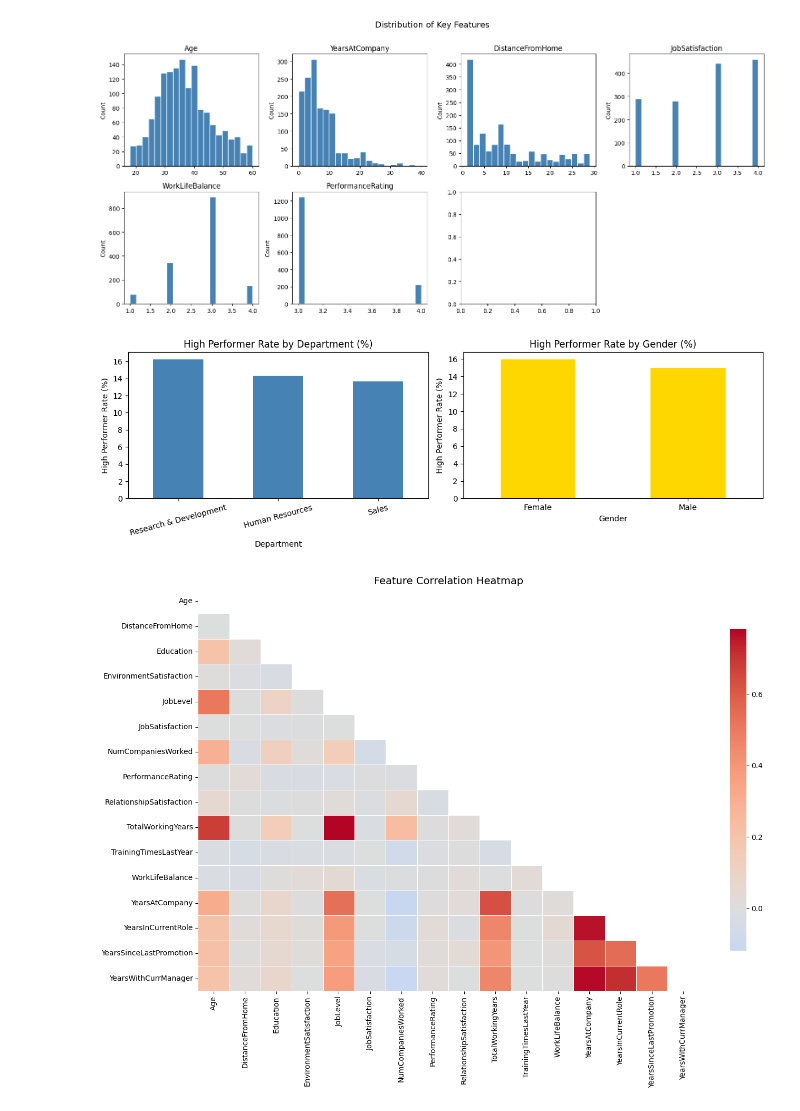
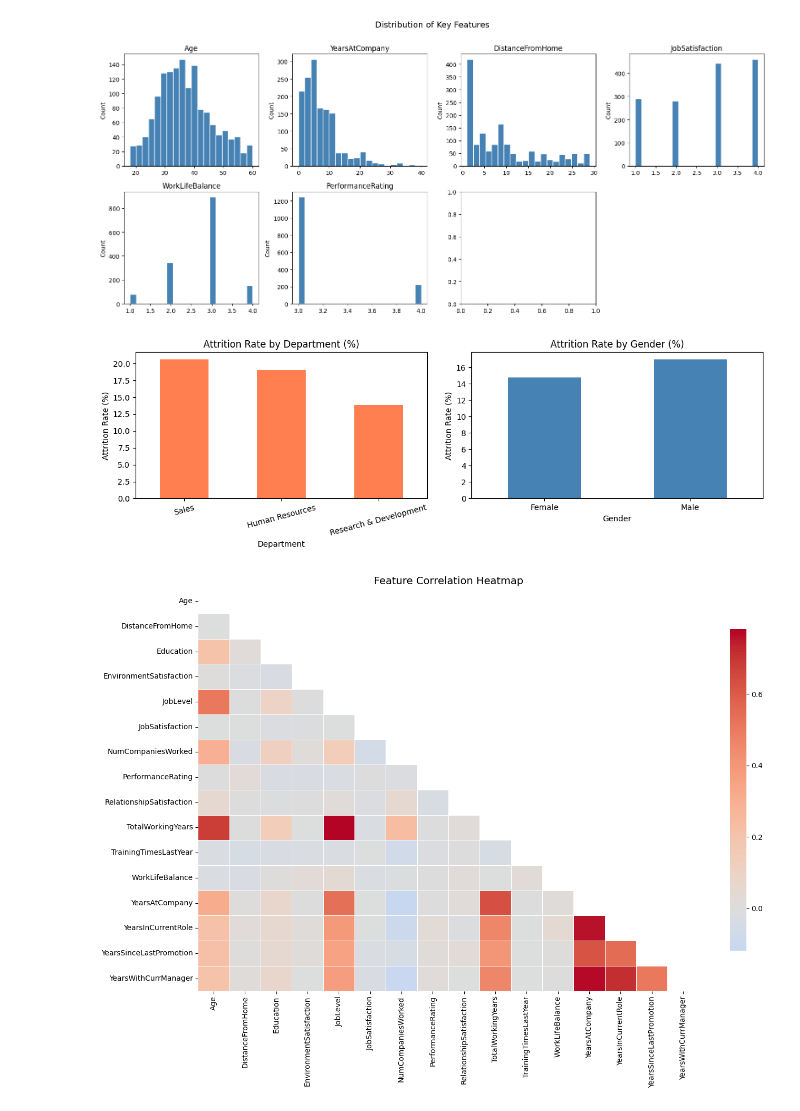
Before and after one commit to chloepart/DSBA6010_Final_Project, a Jupyter notebook: DSBA6010_Final_Project.ipynb, the cells around one changed output. Cells and saved outputs as stored; diff of their text form; code cells hidden in the pictures.

```diff
--- a/DSBA6010_Final_Project.ipynb
+++ b/DSBA6010_Final_Project.ipynb
@@ -120,9 +120,6 @@ df.describe().T
 | YearsInCurrentRole | 1470.0 | 4.229252 | 3.623137 | 0.0 | 2.00 | 3.0 | 7.00 | 18.0 |
 | YearsSinceLastPromotion | 1470.0 | 2.187755 | 3.222430 | 0.0 | 0.00 | 1.0 | 3.00 | 15.0 |
 | YearsWithCurrManager | 1470.0 | 4.123129 | 3.568136 | 0.0 | 2.00 | 3.0 | 7.00 | 17.0 |
-# %%
-drop_cols = ['DailyRate', 'EmployeeCount', 'EmployeeNumber', 'JobInvolvement', 'HourlyRate', 'MonthlyIncome', 'MonthlyRate', 'PercentSalaryHike', 'StandardHours', 'StockOptionLevel']
-df.drop(columns=drop_cols, inplace=True)
 # %%
 # Check for missing values
 missing = df.isnull().sum()
@@ -246,31 +237,31 @@ plt.show()
 # %% [output]
 [figure]
 # %%
-# High Performer Rate by Department and Gender
+# Attrition Rate by Department and Gender
 fig, axes = plt.subplots(1, 2, figsize=(12, 4))
 
-# High Performer rate by Department
-dept_hp = df.groupby('Department')['PerformanceRating'].apply(
-    lambda x: (x == 4).mean() * 100
+# Attrition rate by Department
+dept_attrition = df.groupby('Department')['Attrition'].apply(
+    lambda x: (x == 'Yes').mean() * 100
 ).sort_values(ascending=False)
-dept_hp.plot(kind='bar', ax=axes[0], color='steelblue')
-axes[0].set_title('High Performer Rate by Department (%)')
-axes[0].set_ylabel('High Performer Rate (%)')
+dept_attrition.plot(kind='bar', ax=axes[0], color='coral')
+axes[0].set_title('Attrition Rate by Department (%)')
+axes[0].set_ylabel('Attrition Rate (%)')
 axes[0].tick_params(axis='x', rotation=15)
 
-# High Performer rate by Gender
-gender_hp = df.groupby('Gender')['PerformanceRating'].apply(
-    lambda x: (x == 4).mean() * 100
+# Attrition rate by Gender
+gender_attrition = df.groupby('Gender')['Attrition'].apply(
+    lambda x: (x == 'Yes').mean() * 100
 )
-gender_hp.plot(kind='bar', ax=axes[1], color='gold')
-axes[1].set_title('High Performer Rate by Gender (%)')
-axes[1].set_ylabel('High Performer Rate (%)')
+gender_attrition.plot(kind='bar', ax=axes[1], color='steelblue')
+axes[1].set_title('Attrition Rate by Gender (%)')
+axes[1].set_ylabel('Attrition Rate (%)')
 axes[1].tick_params(axis='x', rotation=0)
 
 plt.tight_layout()
 plt.show()
 # %% [output]
-[figure, old version]
+[figure, new version]
 # %%
 # Correlation heatmap (numeric features only)
 numeric_df = df.select_dtypes(include=[np.number])
```
Also changed, not shown: parts of 15 cells of this notebook, 2 other files.
